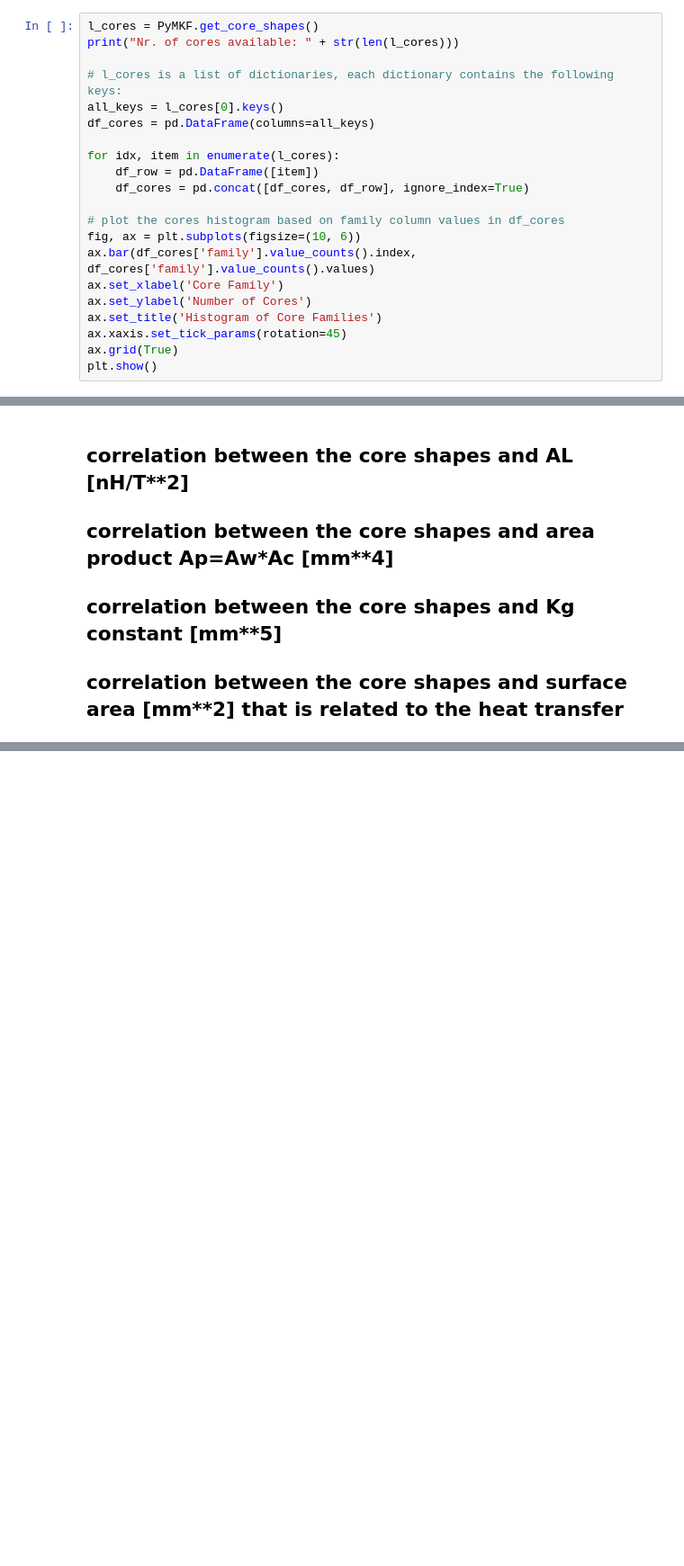
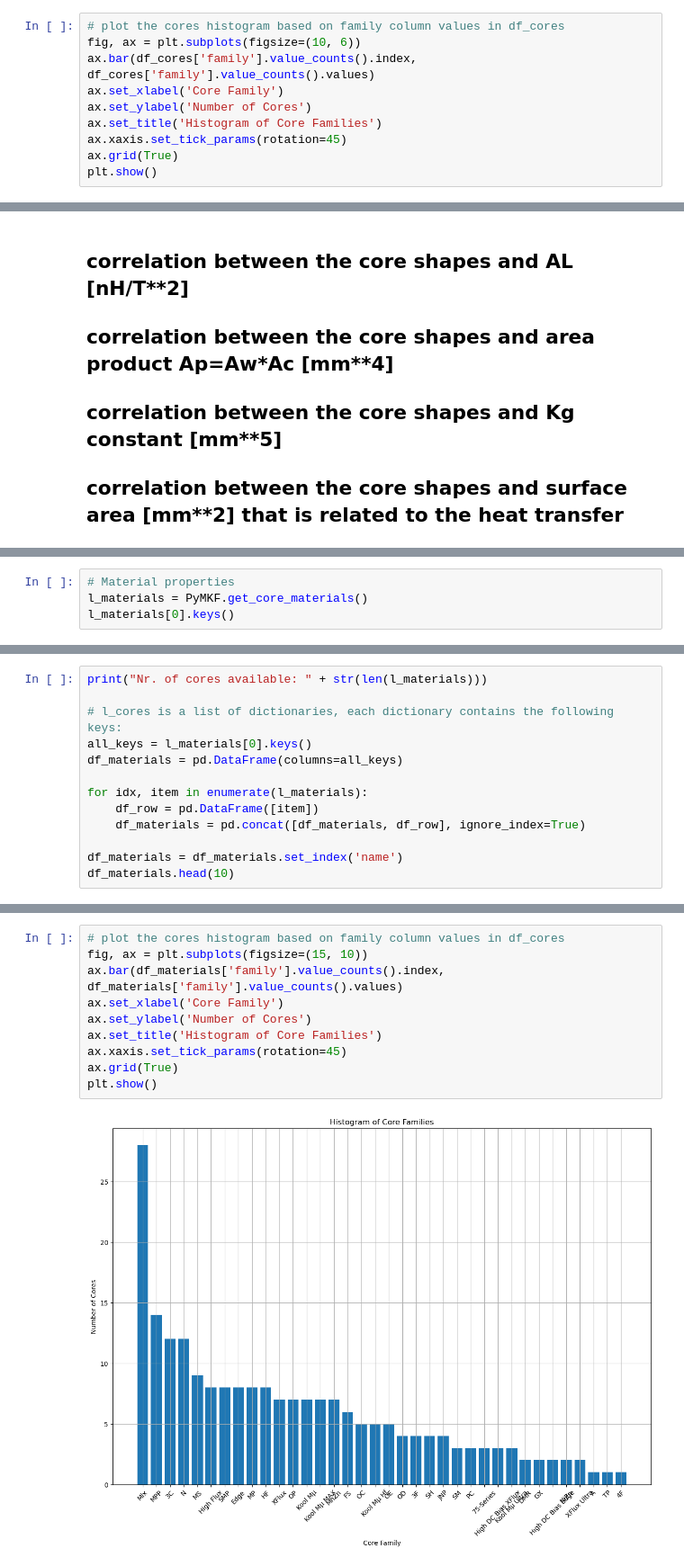
Before and after one commit to OpenMagnetics/PyMKF, a Jupyter notebook: examples/basic_usage.ipynb, the cells around one changed output, grey strips where cells are left out. Shown at 90% size. Saved outputs shown, nothing was run; the diff lists cells and outputs as text; blank space fills up the shorter version.

```diff
--- a/examples/basic_usage.ipynb
+++ b/examples/basic_usage.ipynb
@@ -21,15 +49,4 @@ Visible is that most common are the toroid, E, EQ, RM
 # %%
-l_cores = PyMKF.get_core_shapes()
-print("Nr. of cores available: " + str(len(l_cores)))
-
-# l_cores is a list of dictionaries, each dictionary contains the following keys:
-all_keys = l_cores[0].keys()
-df_cores = pd.DataFrame(columns=all_keys)
-
-for idx, item in enumerate(l_cores):
-    df_row = pd.DataFrame([item])
-    df_cores = pd.concat([df_cores, df_row], ignore_index=True)
-
 # plot the cores histogram based on family column values in df_cores
 fig, ax = plt.subplots(figsize=(10, 6))
 ax.bar(df_cores['family'].value_counts().index, df_cores['family'].value_counts().values)
@@ -56,0 +97,4 @@ currently not possible as the data is not available or correlated to manufacture
+# %%
+# Material properties
+l_materials = PyMKF.get_core_materials()
+l_materials[0].keys()
@@ -56,0 +103,13 @@ currently not possible as the data is not available or correlated to manufacture
+# %%
+print("Nr. of cores available: " + str(len(l_materials)))
+
+# l_cores is a list of dictionaries, each dictionary contains the following keys:
+all_keys = l_materials[0].keys()
+df_materials = pd.DataFrame(columns=all_keys)
+
+for idx, item in enumerate(l_materials):
+    df_row = pd.DataFrame([item])
+    df_materials = pd.concat([df_materials, df_row], ignore_index=True)
+
+df_materials = df_materials.set_index('name')
+df_materials.head(10)
@@ -56,0 +139,12 @@ currently not possible as the data is not available or correlated to manufacture
+# %%
+# plot the cores histogram based on family column values in df_cores
+fig, ax = plt.subplots(figsize=(15, 10))
+ax.bar(df_materials['family'].value_counts().index, df_materials['family'].value_counts().values)
+ax.set_xlabel('Core Family')
+ax.set_ylabel('Number of Cores')
+ax.set_title('Histogram of Core Families')
+ax.xaxis.set_tick_params(rotation=45)
+ax.grid(True)
+plt.show()
+# %% [output]
+[figure, added]
```
Also changed, not shown: parts of 15 cells of this notebook, 1 other file.
